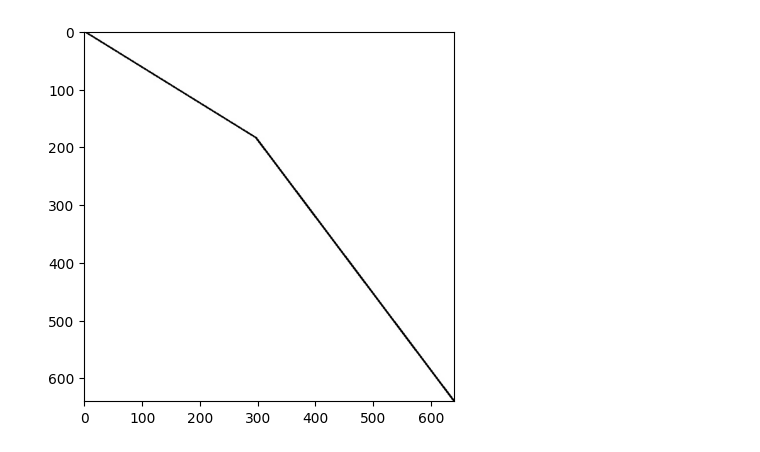
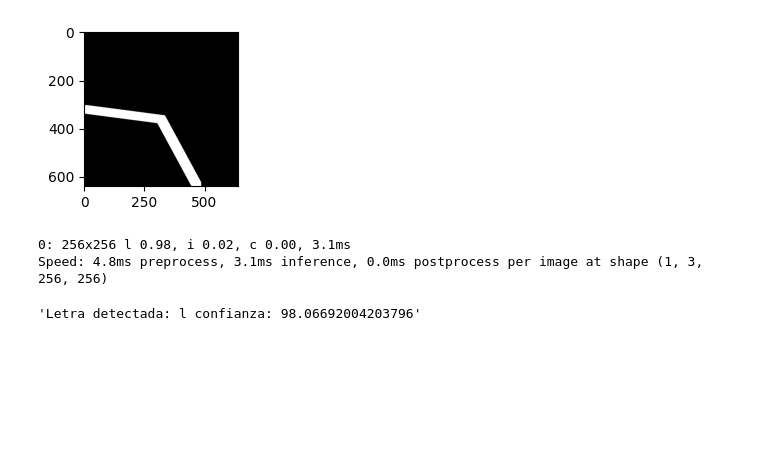
Before and after one commit to stevenaraujo98/integracion_pcl, a Jupyter notebook: detect_shape.ipynb, the cells around one changed output. Saved outputs shown, nothing was run; the diff lists cells and outputs as text; code cells hidden in the pictures; blank space fills up the shorter version.

```diff
--- a/detect_shape.ipynb
+++ b/detect_shape.ipynb
@@ -5,10 +5,8 @@ import cv2
 import glob
 # %%
 # Load a model
-model = YOLO("./models/detect-shape.pt")
+model = YOLO("./models/detect-shape_v4.pt")
 # %%
-images = glob.glob("images/shape/gray_image_16_35_42_26_02_2024_VID_*.jpg")
+images = glob.glob("images/shape/gray_image_*.jpg")
 images = sorted(images, reverse=True)
 # images = images[1:14]
-images = images[14:]
-imgs = [ cv2.imread(i) for i in images ]
@@ -29,8 +13,8 @@ images
-# %%
-img_selected = 2
-
-plt.imshow(imgs[img_selected])
-# plt.axis('off')
-plt.show()
-# %% [output]
-[figure, removed]
+# %%
+imgs = []
+
+for i in images:
+    img = cv2.imread(i, cv2.IMREAD_COLOR)
+
+    img_res = cv2.erode(img, cv2.getStructuringElement(cv2.MORPH_RECT, (3, 3)), iterations=15)
+    imgs.append(cv2.bitwise_not(img_res))
@@ -36,0 +23,16 @@ plt.show()
+# %%
+img_selected = 20 # len(images) - 1
+
+plt.imshow(imgs[img_selected])
+# plt.axis('off')
+# Modificar el tamaño de la imagen
+plt.gcf().set_size_inches(2, 2)
+plt.show()
+
+res = model(imgs[img_selected])
+"Letra detectada: " +  res[0].names[res[0].probs.top1] + " confianza: " + str(res[0].probs.top1conf.item() * 100)
+# %% [output]
+[figure, added]
+0: 256x256 l 0.98, i 0.02, c 0.00, 3.1ms
+Speed: 4.8ms preprocess, 3.1ms inference, 0.0ms postprocess per image at shape (1, 3, 256, 256)
+'Letra detectada: l confianza: 98.06692004203796'
```
Also changed, not shown: parts of 8 cells of this notebook, 4 other files.
